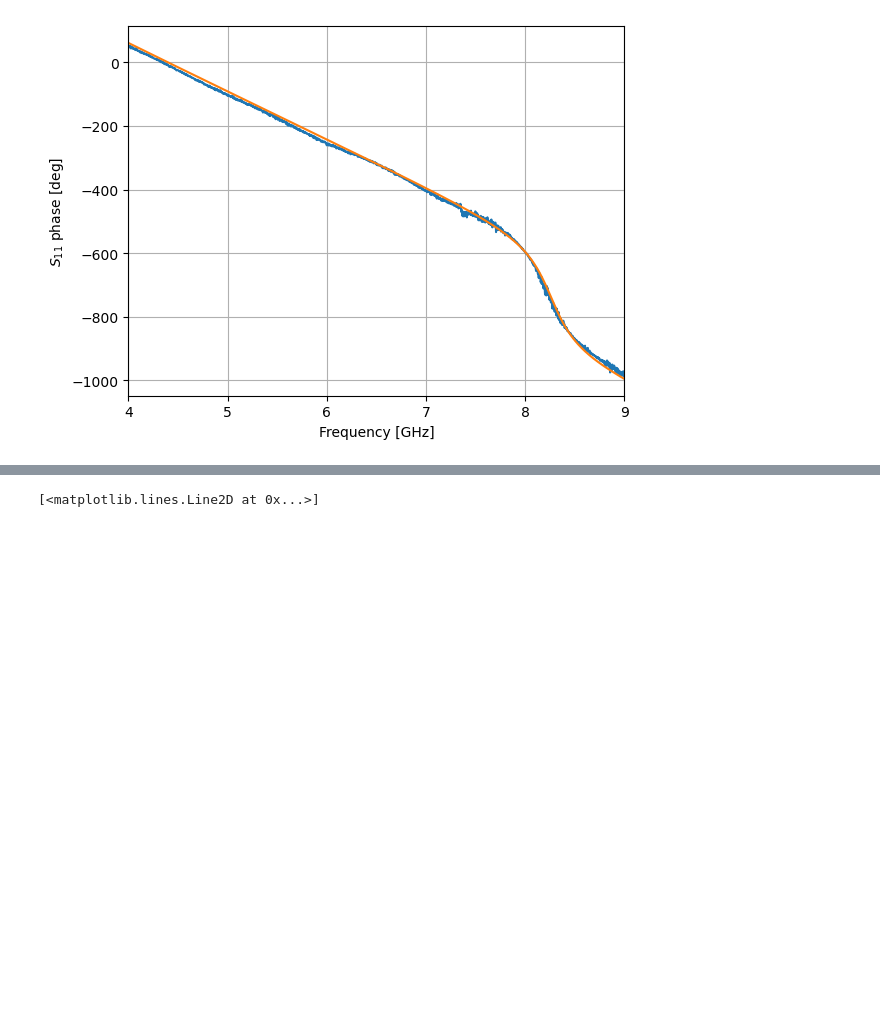
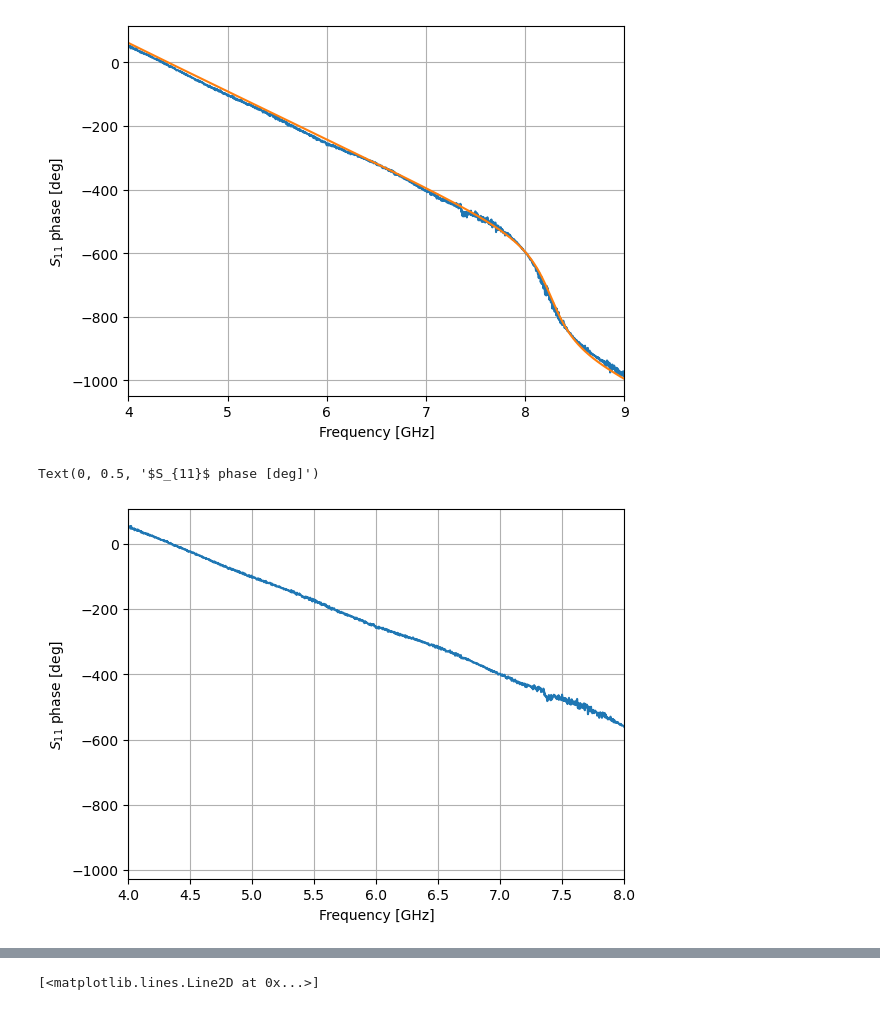
Before and after one commit to lafefspietz/jcal, a Jupyter notebook: simple-LC-resonator-function.ipynb, the cells around one changed output, grey strips where cells are left out. Cells and saved outputs as stored; diff of their text form; code cells hidden in the pictures; blank space fills up the shorter version.

```diff
--- a/simple-LC-resonator-function.ipynb
+++ b/simple-LC-resonator-function.ipynb
@@ -57,3 +57,12 @@ plt.plot(fghz,np.unwrap(jpa_func_f_complex(fghz,1,7,52,2.6),period = 360) + 360
 # %% [output]
 [<matplotlib.lines.Line2D at 0x...>]
 [figure]
+# %%
+plt.plot(fghz,data_corrected['trace1050'].s_deg_unwrap[:,0,0])
+plt.xlim(fghz[0],8)
+plt.grid()
+plt.xlabel('Frequency [GHz]')
+plt.ylabel('$S_{11}$ phase [deg]')
+# %% [output]
+Text(0, 0.5, '$S_{11}$ phase [deg]')
+[figure, added]
```
Also changed, not shown: parts of 23 cells of this notebook, 3 other files.
